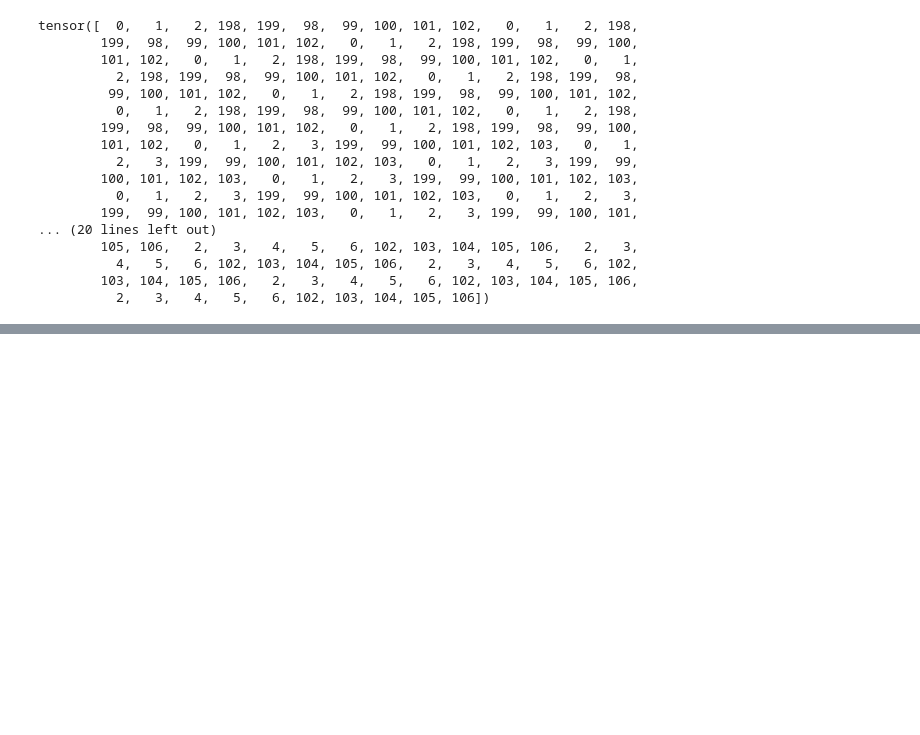
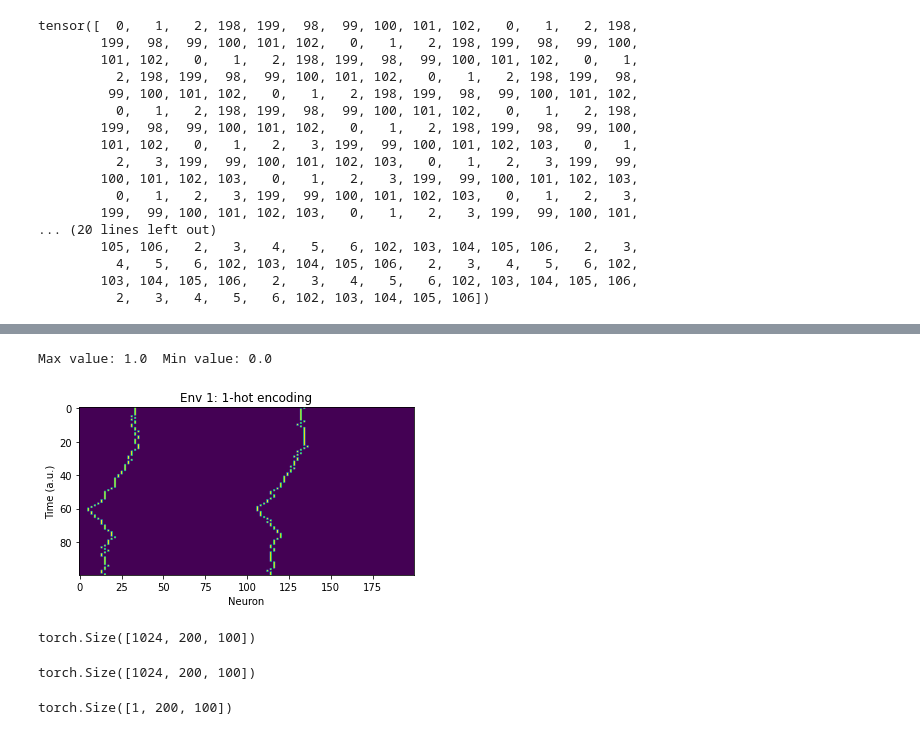
Before and after one commit to margotwagner/HCPrediction, a Jupyter notebook: notebooks/input-explorer.ipynb, the cells around one changed output, grey strips where cells are left out. Cells and saved outputs as stored; diff of their text form; code cells hidden in the pictures; blank space fills up the shorter version.

```diff
--- a/notebooks/input-explorer.ipynb
+++ b/notebooks/input-explorer.ipynb
@@ -388,0 +443,23 @@ tensor([  0,   1,   2, 198, 199,  98,  99, 100, 101, 102,   0,   1,   2, 198,
+# %%
+print(
+    "Max value:",
+    round(X.max().item(), 3),
+    "\tMin value:",
+    round(X.min().item(), 3),
+)
+plt.imshow(X[0, :, :].reshape((100, 200)))
+plt.xlabel("Neuron")
+plt.ylabel("Time (a.u.)")
+plt.title("Env 1: 1-hot encoding")
+plt.show()
+# %% [output]
+Max value: 1.0  Min value: 0.0
+[figure, added]
+# %%
+X.shape
+# %% [output]
+torch.Size([1024, 200, 100])
+# %%
+Y.shape
+# %% [output]
+torch.Size([1024, 200, 100])
@@ -388,0 +510,4 @@ tensor([  0,   1,   2, 198, 199,  98,  99, 100, 101, 102,   0,   1,   2, 198,
+# %%
+Y_khot.shape
+# %% [output]
+torch.Size([1, 200, 100])
```
Also changed, not shown: parts of 9 cells of this notebook, 34 other files.
